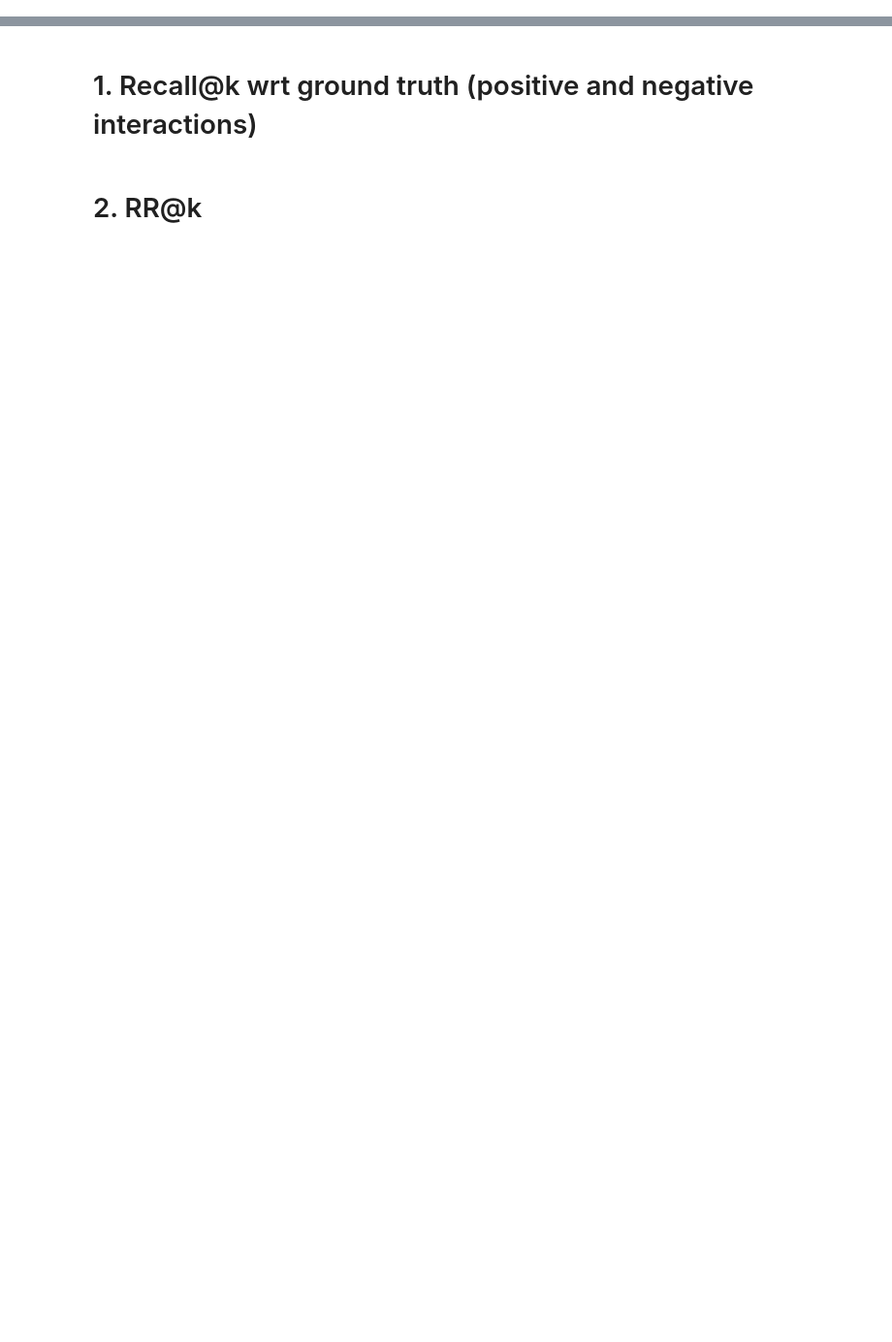
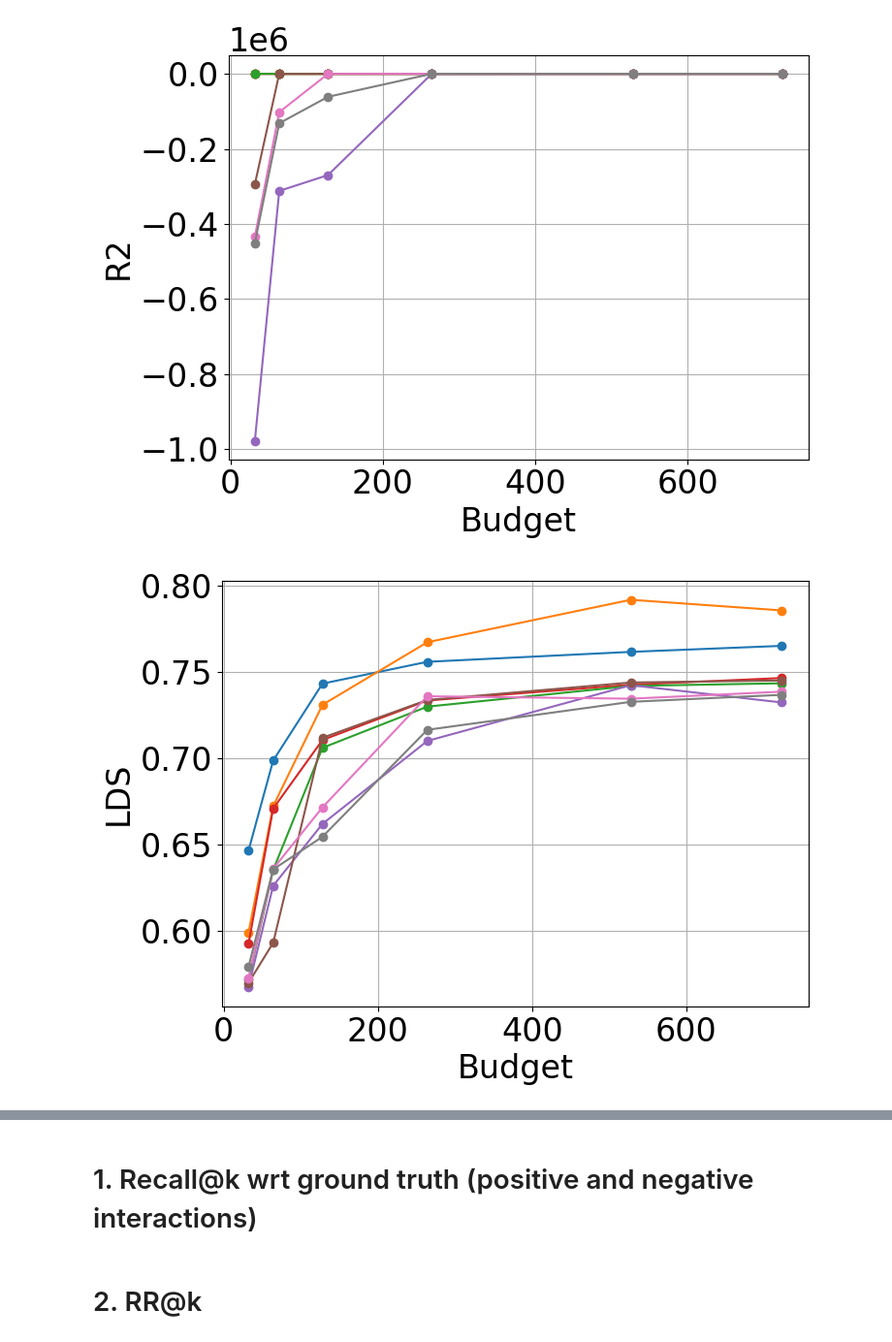
Before and after one commit to iNema9590/LLMX, a Jupyter notebook: Notebooks/hotpotaq.ipynb, the cells around one changed output, grey strips where cells are left out. Shown at 97% size. Cells and saved outputs as stored; diff of their text form; code cells hidden in the pictures; blank space fills up the shorter version.

```diff
--- a/Notebooks/hotpotaq.ipynb
+++ b/Notebooks/hotpotaq.ipynb
@@ -622,31 +699,34 @@ df_budgeted = df_budgeted.sort_values(by=['family', 'budget'])
 
 # Function to plot metric
 def plot_metric(metric, ylabel):
     plt.figure(figsize=(8, 6))
 
     # Plot budgeted families
     families = df_budgeted['family'].unique()
     for fam in families:
         subset = df_budgeted[df_budgeted['family'] == fam]
-        if "FR" in fam:
+        if "FM_W" in fam:
             plt.scatter(subset['budget'], subset[metric], marker='x', color=get_color(fam), label=fam)  # Dummy for legend
         else:
             plt.plot(subset['budget'], subset[metric], marker='o', label=fam, color=get_color(fam))
 
     # Plot constant methods as horizontal lines
     colors = plt.cm.tab10.colors  # categorical palette
     # for idx, (_, row) in enumerate(df_const.iterrows()):
     #     plt.axhline(y=row[metric], color=colors[idx % len(colors)],marker='x', label=row['method'])
 
     plt.xlabel("Budget")
     plt.ylabel(ylabel)
     # plt.title(f"Evolution of {ylabel} with Increasing Budget")
     # plt.legend()
     plt.grid(True)
     plt.tight_layout()
     # plt.savefig(f"../Figures/{model_path.split('/')[1].split('-')[0]}/{metric.lower()}_vs_budget_marginal.pdf", bbox_inches='tight')
     plt.show()
 
 plot_metric("R2", "R2")
 plot_metric("LDS", "LDS")
 plot_metric("Delta_R2", "Delta R2")
+# %% [output]
+[figure, added]
+[figure, added]
```
Also changed, not shown: parts of 13 cells of this notebook, 4 other files.
